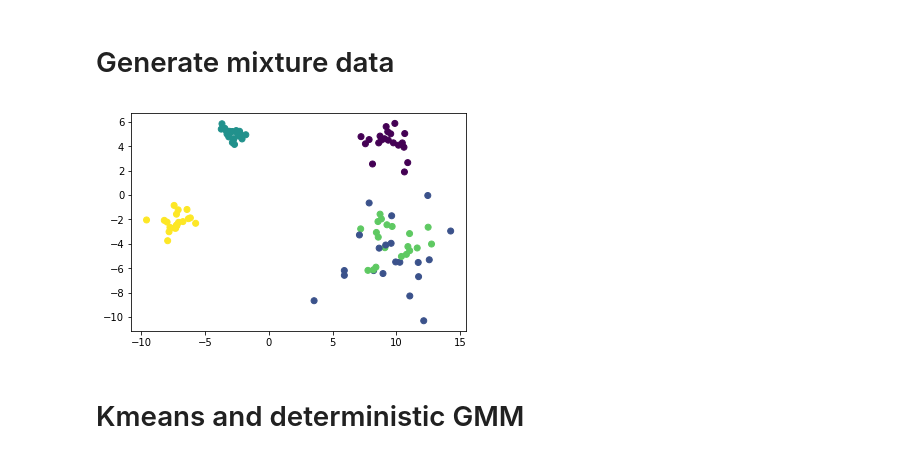
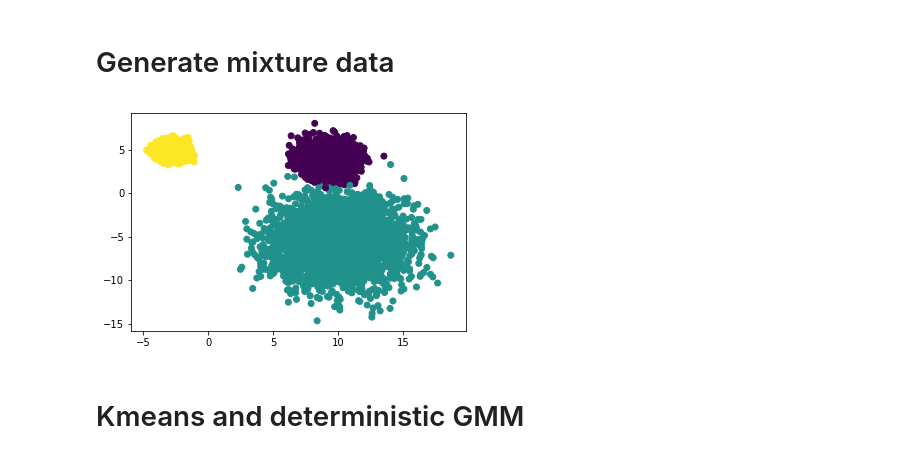
Before and after one commit to shkr/pymc3, a Jupyter notebook: docs/source/notebooks/stochastic-sampling-for-hierarchichal-models.ipynb, the cells around one changed output. Drawn from its saved outputs; the diff is of its cells as text; code cells hidden in the pictures.

```diff
--- a/docs/source/notebooks/stochastic-sampling-for-hierarchichal-models.ipynb
+++ b/docs/source/notebooks/stochastic-sampling-for-hierarchichal-models.ipynb
@@ -3,25 +3,28 @@
 # %%
 %matplotlib inline
 from sklearn.datasets import make_blobs
 import matplotlib.pyplot as plt
 import numpy as np
 
 # Fix random seed
 np.random.seed(24)
 
 # Number of samples
-N_SAMPLES = 100
+N_SAMPLES = 10000
 # Number of mixtures
-K = 5
+K = 3
 
 X, y = make_blobs(n_samples=N_SAMPLES,
                   cluster_std=[1.0, 2.5, 0.5, 1.5, .8],
                   centers=K)
+# Set batch size for stochastic algorithms
+batch_size=100
+X_minibatch = pm.Minibatch(data=X, batch_size=batch_size)
 
 X = X.astype('float32')
 plt.scatter(X[:, 0], X[:, 1], c=y, cmap=plt.cm.viridis);
 # %% [output]
-[figure, old version]
+[figure, new version]
 # %% [markdown]
 # Kmeans and deterministic GMM
 # %%
```
Also changed, not shown: parts of 38 cells of this notebook, 2 other files.
